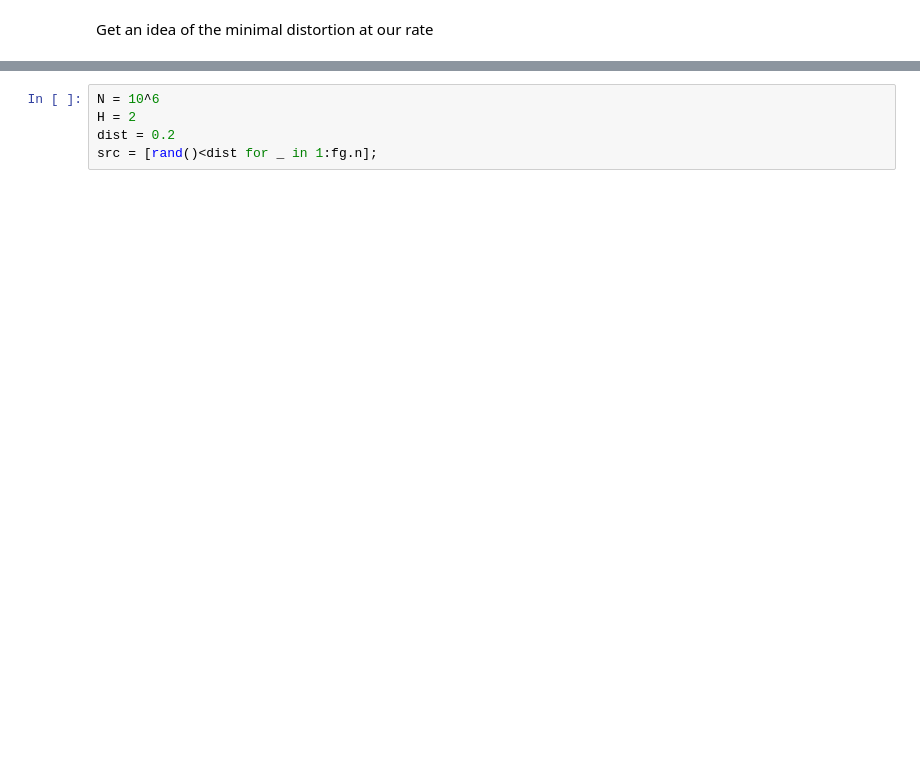
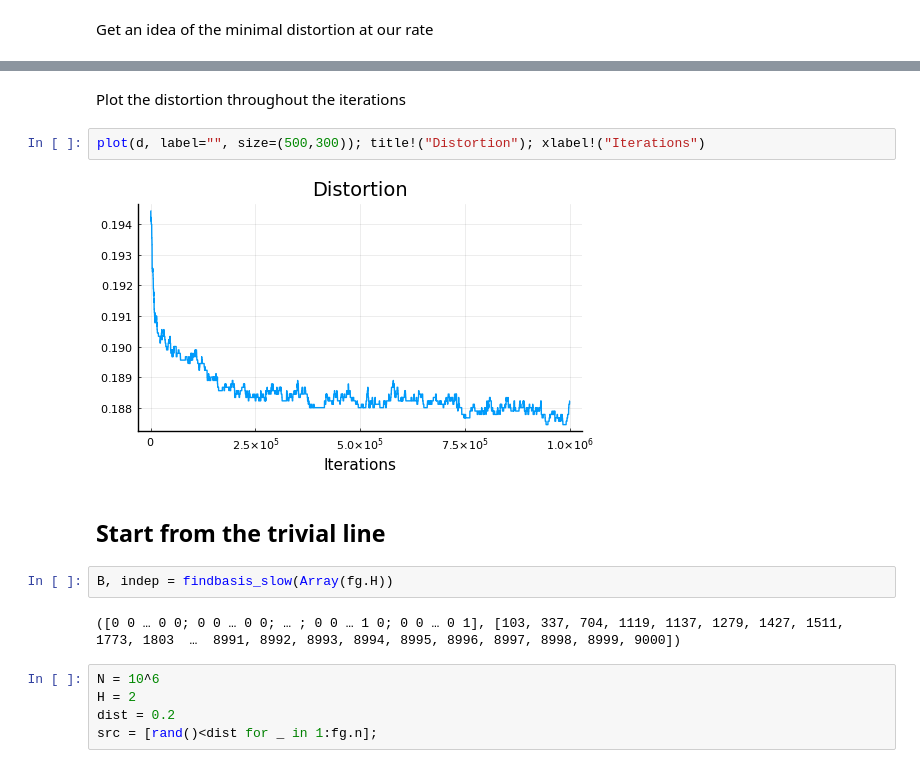
Before and after one commit to stecrotti/sourcecoding, a Jupyter notebook: notebooks/Monte carlo around codeword.ipynb, the cells around one changed output, grey strips where cells are left out. Drawn from its saved outputs; the diff is of its cells as text; blank space fills up the shorter version.

```diff
--- a/notebooks/Monte carlo around codeword.ipynb
+++ b/notebooks/Monte carlo around codeword.ipynb
@@ -80,3 +121,15 @@ R = 0.26666666666666666
+# %% [markdown]
+Plot the distortion throughout the iterations
+# %%
+plot(d, label="", size=(500,300)); title!("Distortion"); xlabel!("Iterations")
+# %% [output]
+[figure, added]
+# %% [markdown]
+## Start from the trivial line
+# %%
+B, indep = findbasis_slow(Array(fg.H))
+# %% [output]
+([0 0 … 0 0; 0 0 … 0 0; … ; 0 0 … 1 0; 0 0 … 0 1], [103, 337, 704, 1119, 1137, 1279, 1427, 1511, 1773, 1803  …  8991, 8992, 8993, 8994, 8995, 8996, 8997, 8998, 8999, 9000])
 # %%
 N = 10^6
 H = 2
```
Also changed, not shown: parts of 32 cells of this notebook, 10 other files.
